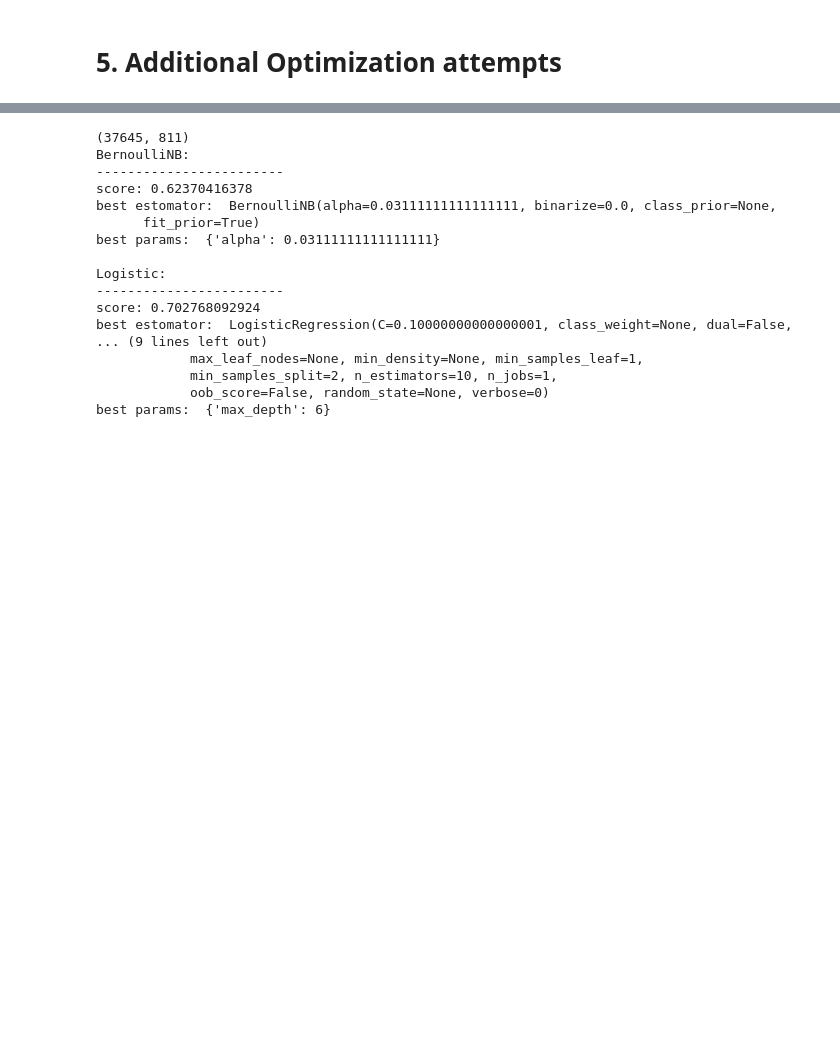
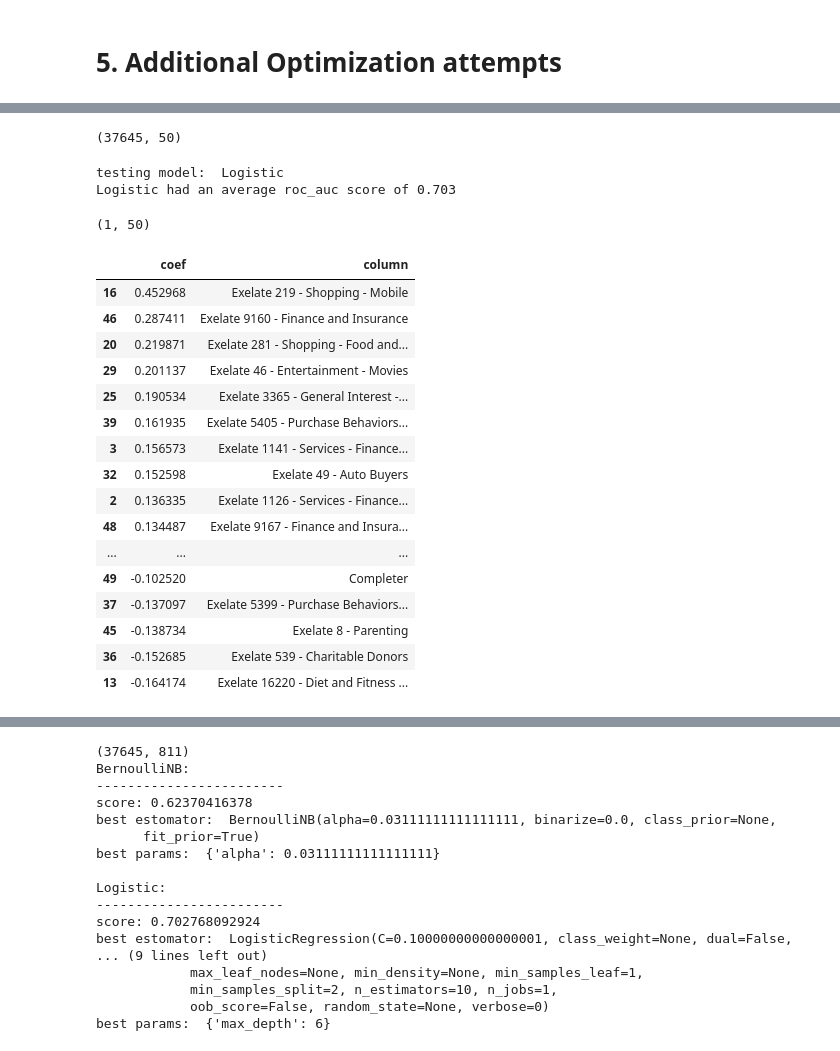
Before and after one commit to arisha84/fall_2014_assignments, a Jupyter notebook: project/Presentaion.ipynb, the cells around one changed output, grey strips where cells are left out. Drawn from its saved outputs; the diff is of its cells as text; code cells hidden in the pictures; blank space fills up the shorter version.

```diff
--- a/project/Presentaion.ipynb
+++ b/project/Presentaion.ipynb
@@ -210,4 +216,4 @@ best params:  {'n_estimators': 90}
 # %%
-df_filtered = df.ix[:,df.sum(axis=0) > 10]
+df_filtered = df.ix[:,df.sum(axis=0) > 10000]
 X_filtered = df_filtered.drop(['Visited Brand'], axis=1)
-Y_filtered = df_filtered['Visited Brand']
+Y_filtered = df['Visited Brand']
@@ -213,0 +232,40 @@ Y_filtered = df_filtered['Visited Brand']
+# %%
+X_filtered.shape
+# %% [output]
+(37645, 50)
+# %%
+modelTester = ModelTester(X_filtered,Y_filtered,{'Logistic': LogisticRegression()})
+modelTester.test_classifiers(3)
+# %% [output]
+testing model:  Logistic
+Logistic had an average roc_auc score of 0.703
+# %%
+arr = modelTester.clf_.coef_
+arr.shape
+# %% [output]
+(1, 50)
+# %%
+c_df = pd.DataFrame(arr.reshape(50,1), columns=['coef'])
+c_df['column'] = X_filtered.columns
+c_df = c_df.sort(columns='coef',ascending=False)
+c_df
+#tmp = df[['Exelate 222 - Auto - Buyers - Make:BMW', 'Visited Brand']]
+#tmp[tmp['Exelate 222 - Auto - Buyers - Make:BMW'] == 1]
+# %% [output]
+|  | coef | column |
+| 16 | 0.452968 | Exelate 219 - Shopping - Mobile |
+| 46 | 0.287411 | Exelate 9160 - Finance and Insurance |
+| 20 | 0.219871 | Exelate 281 - Shopping - Food and... |
+| 29 | 0.201137 | Exelate 46 - Entertainment - Movies |
+| 25 | 0.190534 | Exelate 3365 - General Interest -... |
+| 39 | 0.161935 | Exelate 5405 - Purchase Behaviors... |
+| 3 | 0.156573 | Exelate 1141 - Services - Finance... |
+| 32 | 0.152598 | Exelate 49 - Auto Buyers |
+| 2 | 0.136335 | Exelate 1126 - Services - Finance... |
+| 48 | 0.134487 | Exelate 9167 - Finance and Insura... |
+| ... | ... | ... |
+| 49 | -0.102520 | Completer |
+| 37 | -0.137097 | Exelate 5399 - Purchase Behaviors... |
+| 45 | -0.138734 | Exelate 8 - Parenting |
+| 36 | -0.152685 | Exelate 539 - Charitable Donors |
+| 13 | -0.164174 | Exelate 16220 - Diet and Fitness ... |
```
Also changed, not shown: parts of 10 cells of this notebook, 1 other file.
